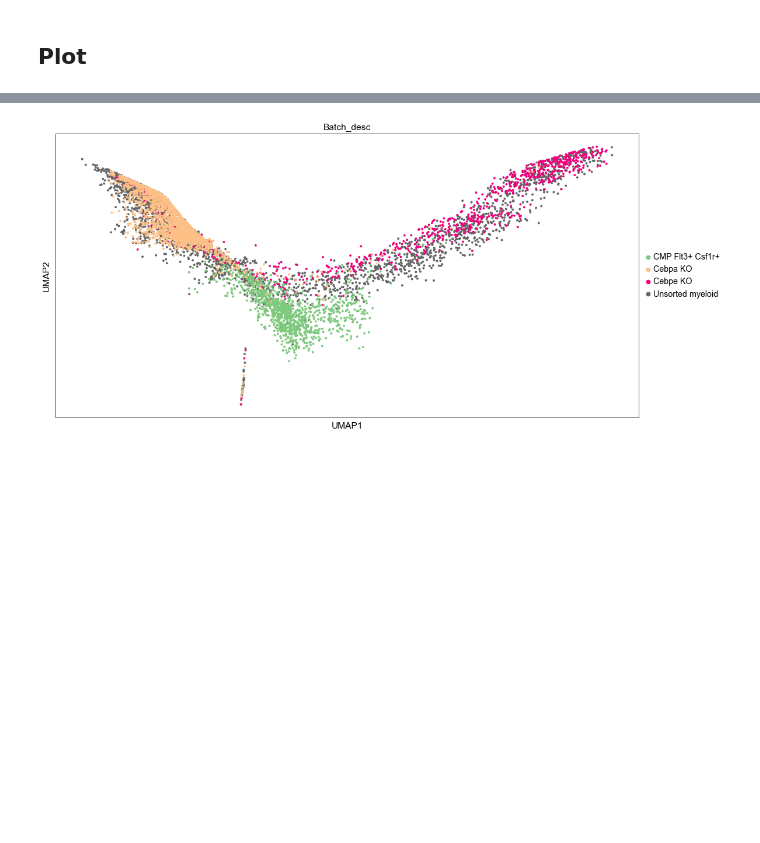
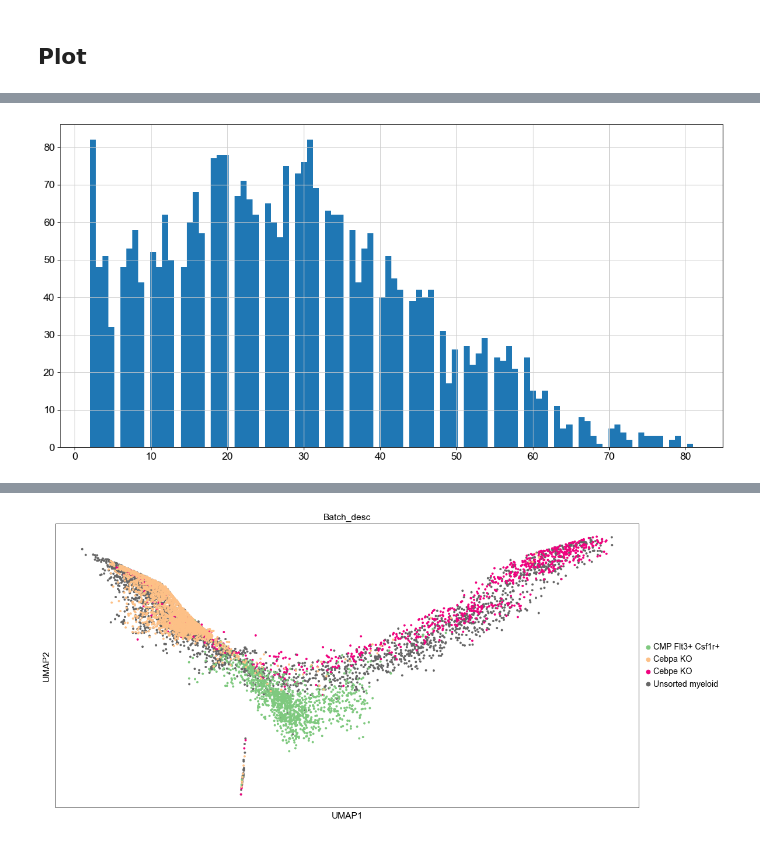
Before and after one commit to Bertinus/FLeCS, a Jupyter notebook: notebooks/CellPaths.ipynb, the cells around one changed output, grey strips where cells are left out. Cells and saved outputs as stored; diff of their text form; code cells hidden in the pictures; blank space fills up the shorter version.

```diff
--- a/notebooks/CellPaths.ipynb
+++ b/notebooks/CellPaths.ipynb
@@ -121,0 +142,5 @@ else:
+# %%
+plt.hist([len(v) for v in adata.uns["unsorted_shortest_paths"].values()], bins=100)
+plt.show()
+# %% [output]
+[figure, added]
```
Also changed, not shown: parts of 17 cells of this notebook, 14 other files.
